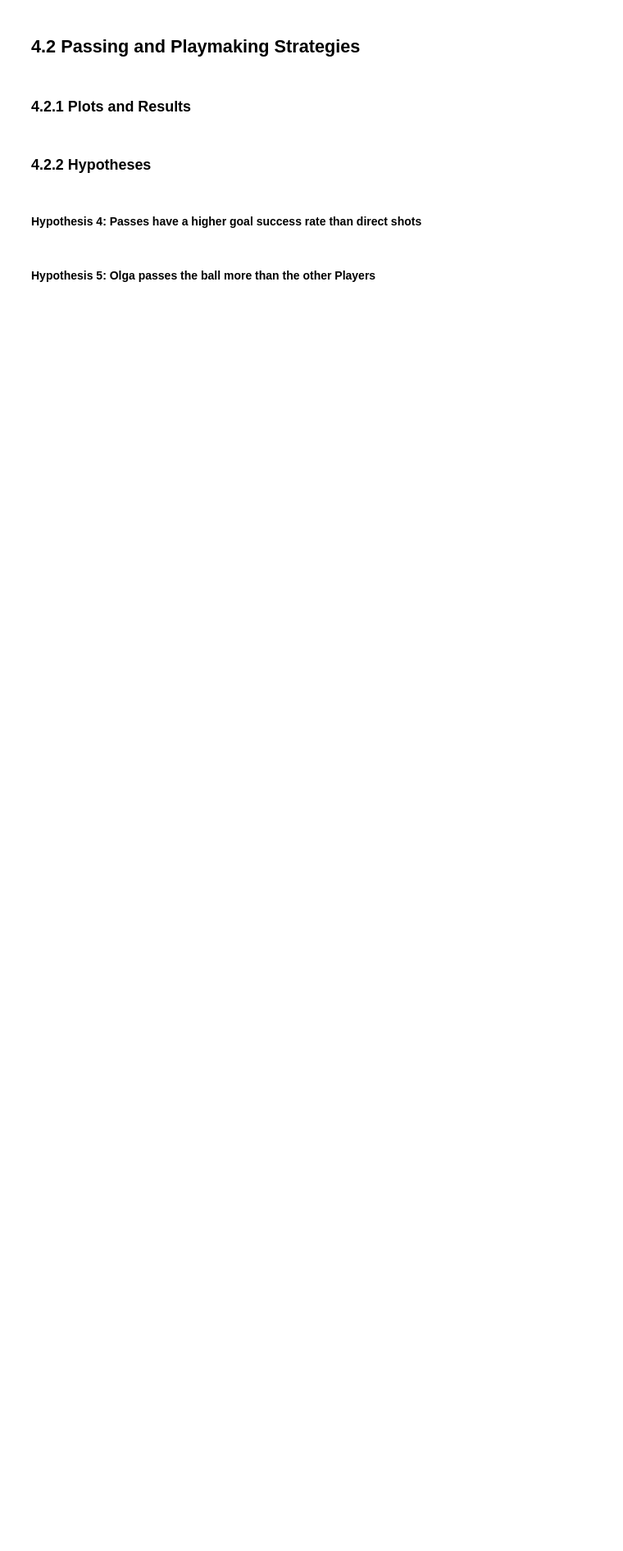
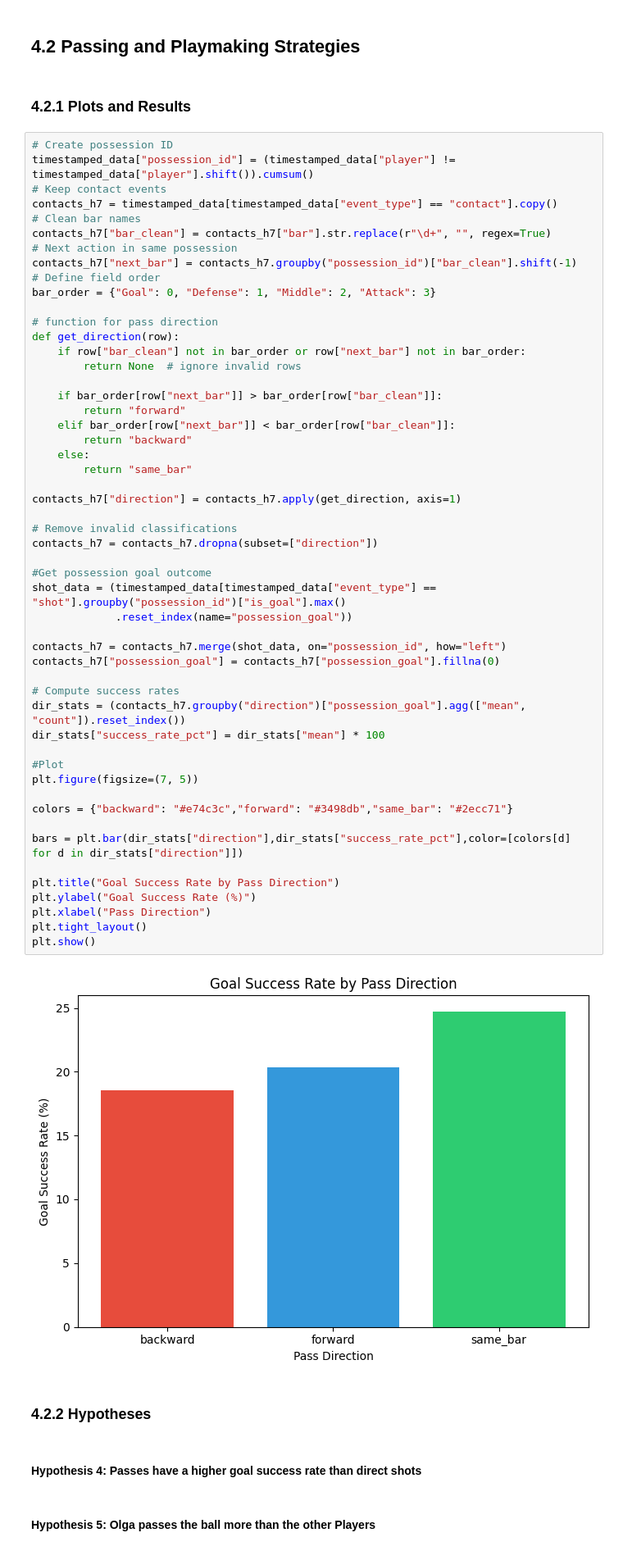
Before and after one commit to Rutvik-rn/Kicker-Strategy, a Jupyter notebook: results.ipynb, the cells around one changed output. Shown at 82% size. Saved outputs shown, nothing was run; the diff lists cells and outputs as text; blank space fills up the shorter version.

```diff
--- a/results.ipynb
+++ b/results.ipynb
@@ -190,6 +190,60 @@ Although the data shows a slightly lower average hold time when losing, this dif
 ## 4.2 Passing and Playmaking Strategies
 # %% [markdown]
 ### 4.2.1 Plots and Results
+# %%
+# Create possession ID
+timestamped_data["possession_id"] = (timestamped_data["player"] != timestamped_data["player"].shift()).cumsum()
+# Keep contact events
+contacts_h7 = timestamped_data[timestamped_data["event_type"] == "contact"].copy()
+# Clean bar names
+contacts_h7["bar_clean"] = contacts_h7["bar"].str.replace(r"\d+", "", regex=True)
+# Next action in same possession
+contacts_h7["next_bar"] = contacts_h7.groupby("possession_id")["bar_clean"].shift(-1)
+# Define field order
+bar_order = {"Goal": 0, "Defense": 1, "Middle": 2, "Attack": 3}
+
+# function for pass direction
+def get_direction(row):
+    if row["bar_clean"] not in bar_order or row["next_bar"] not in bar_order:
+        return None  # ignore invalid rows
+
+    if bar_order[row["next_bar"]] > bar_order[row["bar_clean"]]:
+        return "forward"
+    elif bar_order[row["next_bar"]] < bar_order[row["bar_clean"]]:
+        return "backward"
+    else:
+        return "same_bar"
+
+contacts_h7["direction"] = contacts_h7.apply(get_direction, axis=1)
+
+# Remove invalid classifications
+contacts_h7 = contacts_h7.dropna(subset=["direction"])
+
+#Get possession goal outcome
+shot_data = (timestamped_data[timestamped_data["event_type"] == "shot"].groupby("possession_id")["is_goal"].max()
+             .reset_index(name="possession_goal"))
+
+contacts_h7 = contacts_h7.merge(shot_data, on="possession_id", how="left")
+contacts_h7["possession_goal"] = contacts_h7["possession_goal"].fillna(0)
+
+# Compute success rates
+dir_stats = (contacts_h7.groupby("direction")["possession_goal"].agg(["mean", "count"]).reset_index())
+dir_stats["success_rate_pct"] = dir_stats["mean"] * 100
+
+#Plot
+plt.figure(figsize=(7, 5))
+
+colors = {"backward": "#e74c3c","forward": "#3498db","same_bar": "#2ecc71"}
+
+bars = plt.bar(dir_stats["direction"],dir_stats["success_rate_pct"],color=[colors[d] for d in dir_stats["direction"]])
+
+plt.title("Goal Success Rate by Pass Direction")
+plt.ylabel("Goal Success Rate (%)")
+plt.xlabel("Pass Direction")
+plt.tight_layout()
+plt.show()
+# %% [output]
+[figure, added]
 # %% [markdown]
 ### 4.2.2 Hypotheses
 # %% [markdown]
```
Also changed, not shown: parts of 3 cells of this notebook.
